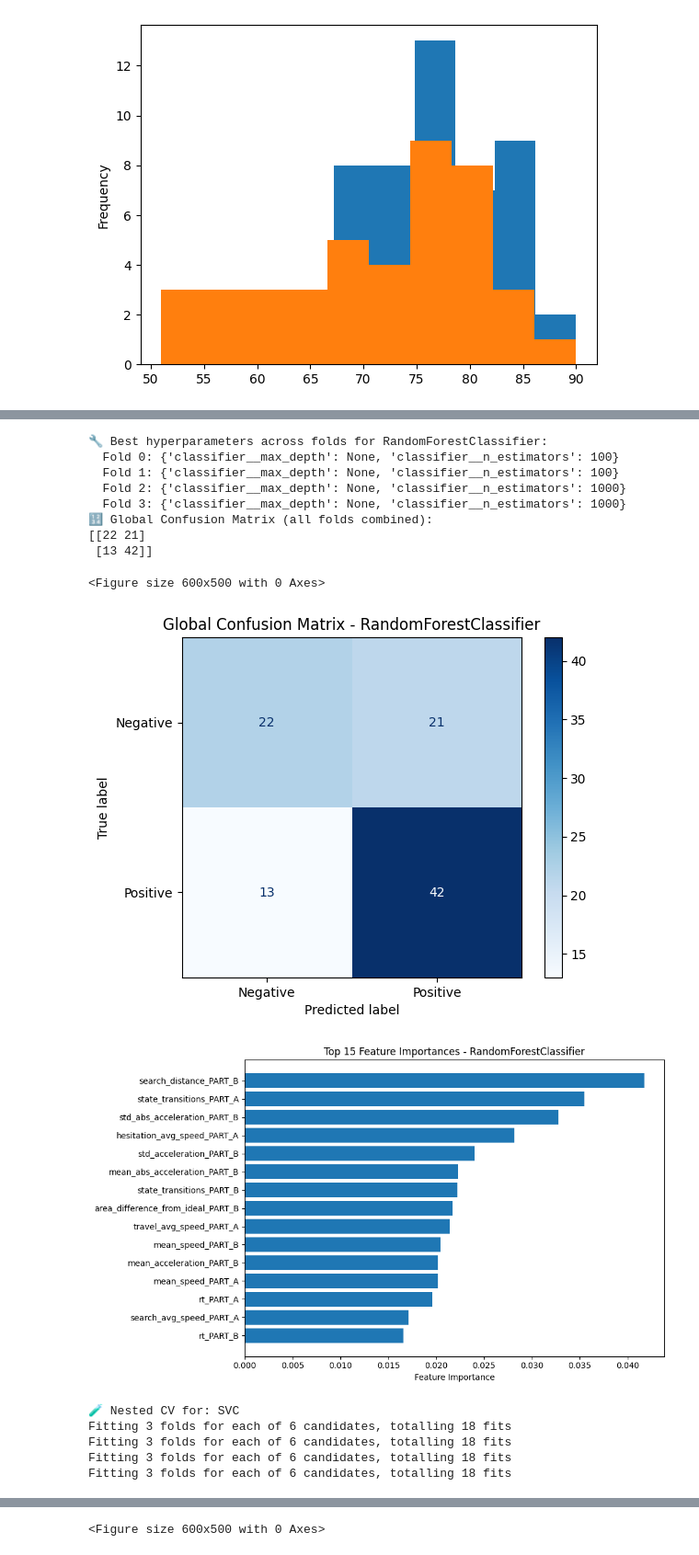
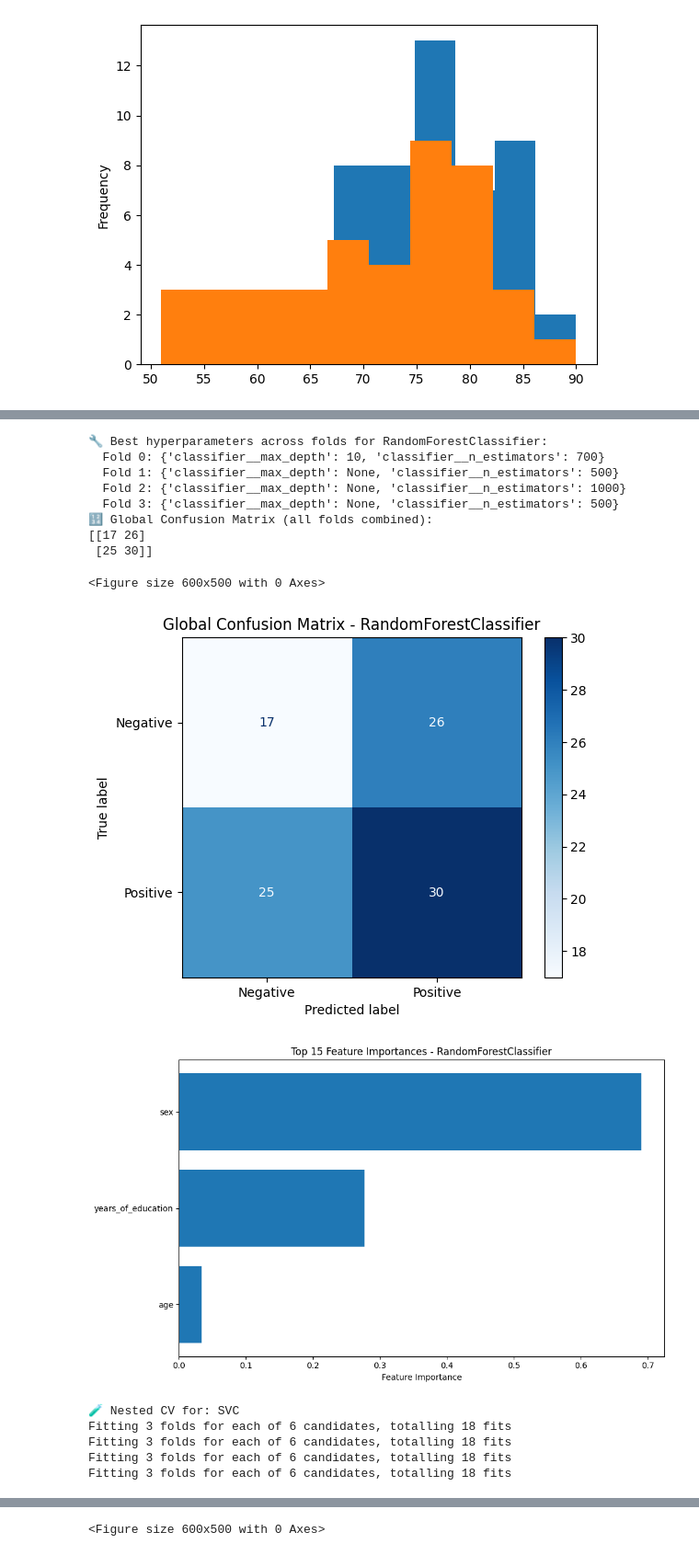
Before and after one commit to gianluca-capelo/tmt-analysis, a Jupyter notebook: notebooks/modelling.ipynb, the cells around one changed output, grey strips where cells are left out. Shown at 92% size. Saved outputs shown, nothing was run; the diff lists cells and outputs as text; code cells hidden in the pictures.

Commit message:
same subjects in groups

```diff
--- a/notebooks/modelling.ipynb
+++ b/notebooks/modelling.ipynb
@@ -296,16 +268,20 @@ metadata_control[metadata_control['age'] < 51].index
 # %%
+min_age = 51
 df = df_all.copy()
 
 df_valid = df[df["is_valid"]]
 
+# df_valid = df_valid[df_valid['age'] >= min_age]
+
 valid_counts = df_valid.groupby(['subject_id', 'trial_type']).size().unstack(fill_value=0)
 
-subjects_with_enough_valid_trials = valid_counts[
-    (valid_counts.get('PART_A', 0) >= 2) & (valid_counts.get('PART_B', 0) >= 2)
-].index
+# subjects_with_enough_valid_trials = valid_counts[
+#     (valid_counts.get('PART_A', 0) >= 2) & (valid_counts.get('PART_B', 0) >= 2)
+# ].index
 
-df_valid = df_valid[df_valid['subject_id'].isin(subjects_with_enough_valid_trials)]
+# df_valid = df_valid[df_valid['subject_id'].isin(subjects_with_enough_valid_trials)]
 
+subjects_final_set = list(df_valid['subject_id'].unique())
 
 digital_tmt_vars = [
     'speed_threshold', 'total_distance', 'rt',
@@ -334,15 +310,27 @@ df_digital_tmt = df_valid.pivot_table(index='subject_id', columns="trial_type",
 df_digital_tmt.columns = [f"{var}_{ttype}" for var, ttype in df_digital_tmt.columns]
 
 
-# df_other_tasks = df_valid.groupby("subject_id")[other_test_vars].mean()
+df_digital_tmt = df_valid.pivot_table(index='subject_id', columns="trial_type", values=digital_tmt_vars)
 
-# df_all_tasks = df_other_tasks.join(df_digital_tmt)
-
-df_digital_tmt_with_target = df_digital_tmt.reset_index(names='suj').merge(df_metadata_cognitive[['suj'] + ['group']], on='suj').set_index('suj')
+df_digital_tmt.columns = [f"{var}_{ttype}" for var, ttype in df_digital_tmt.columns]
+df_digital_tmt = df_digital_tmt.reset_index(names='suj')
+df_digital_tmt = df_digital_tmt[df_digital_tmt['suj'].isin(subjects_final_set)]
+df_digital_tmt_with_target = df_digital_tmt.merge(df_metadata_cognitive[['suj'] + ['group']], on='suj').set_index('suj')
 df_digital_tmt_with_target['group'] = df_digital_tmt_with_target['group'].str.replace('mci', '1').replace('control', '0').astype(int)
 
-demographic_df = df_metadata_cognitive[['suj', 'sex', 'age', 'years_of_education','group']].set_index('suj').copy()
+
+demographic_df = df_metadata_cognitive[['suj', 'sex', 'age', 'years_of_education','group']].copy()
 demographic_df['group'] = demographic_df['group'].str.replace('mci', '1').replace('control', '0').astype(int)
+demographic_df = demographic_df[demographic_df['suj'].isin(subjects_final_set)].set_index('suj')
 
-non_digital_df = df_metadata_cognitive[['suj'] + non_digital_vars + ['group']].set_index('suj').copy()
+
+
+non_digital_df = df_metadata_cognitive[['suj'] + non_digital_vars + ['group']].copy()
 non_digital_df['group'] = non_digital_df['group'].str.replace('mci', '1').replace('control', '0').astype(int)
+non_digital_df = non_digital_df[non_digital_df['suj'].isin(subjects_final_set)].set_index('suj')
+
+
+# Check
+print(df_digital_tmt_with_target['group'].value_counts())
+print(demographic_df['group'].value_counts())
+print(non_digital_df['group'].value_counts())
@@ -349,5 +350,5 @@ non_digital_df['group'] = non_digital_df['group'].str.replace('mci', '1').replac
 # %%
-dataset = 'digital_test'
+dataset = 'demographic'
 importances_added = False  # Prevents printing for every fold
 print('dataset:', dataset)
 
@@ -694,14 +695,14 @@ Fitting 3 folds for each of 16 candidates, totalling 48 fits
 🔧 Best hyperparameters across folds for RandomForestClassifier:
-  Fold 0: {'classifier__max_depth': None, 'classifier__n_estimators': 100}
-  Fold 1: {'classifier__max_depth': None, 'classifier__n_estimators': 100}
+  Fold 0: {'classifier__max_depth': 10, 'classifier__n_estimators': 700}
+  Fold 1: {'classifier__max_depth': None, 'classifier__n_estimators': 500}
   Fold 2: {'classifier__max_depth': None, 'classifier__n_estimators': 1000}
-  Fold 3: {'classifier__max_depth': None, 'classifier__n_estimators': 1000}
+  Fold 3: {'classifier__max_depth': None, 'classifier__n_estimators': 500}
 🔢 Global Confusion Matrix (all folds combined):
-[[22 21]
- [13 42]]
+[[17 26]
+ [25 30]]
 <Figure size 600x500 with 0 Axes>
-[figure, old version]
+[figure, new version]
-[figure, old version]
+[figure, new version]
 🧪 Nested CV for: SVC
 Fitting 3 folds for each of 6 candidates, totalling 18 fits
 Fitting 3 folds for each of 6 candidates, totalling 18 fits
```
Also changed, not shown: parts of 6 cells of this notebook.
